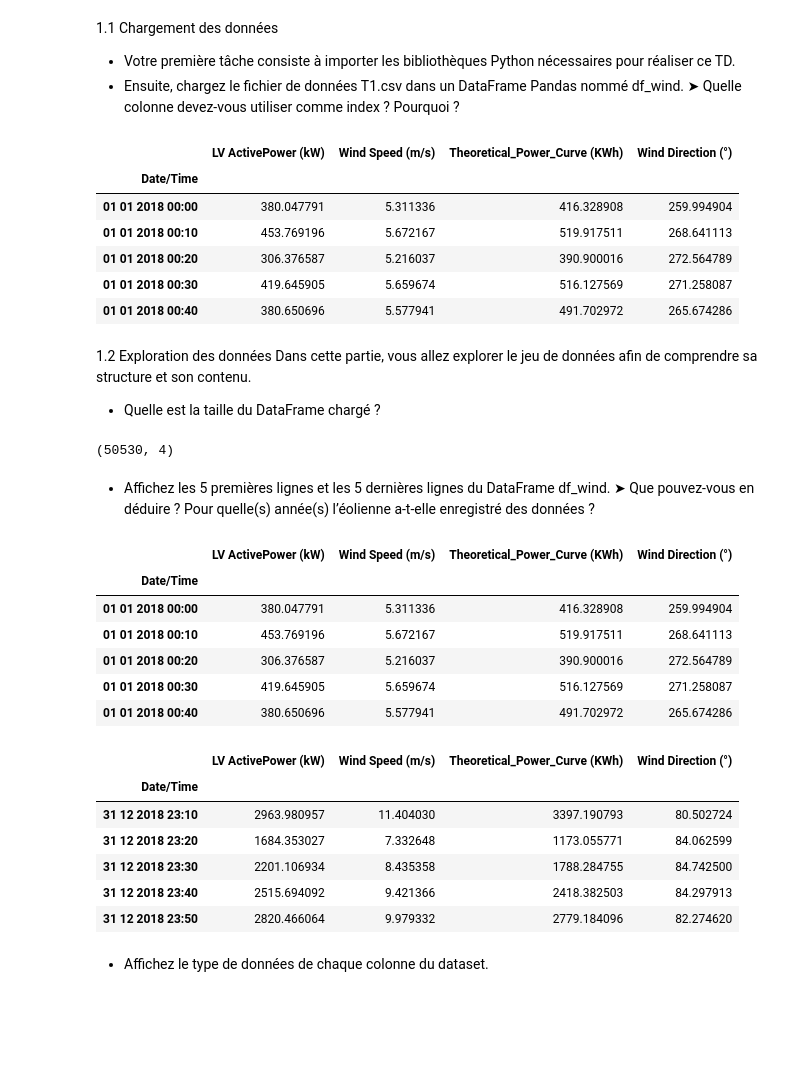
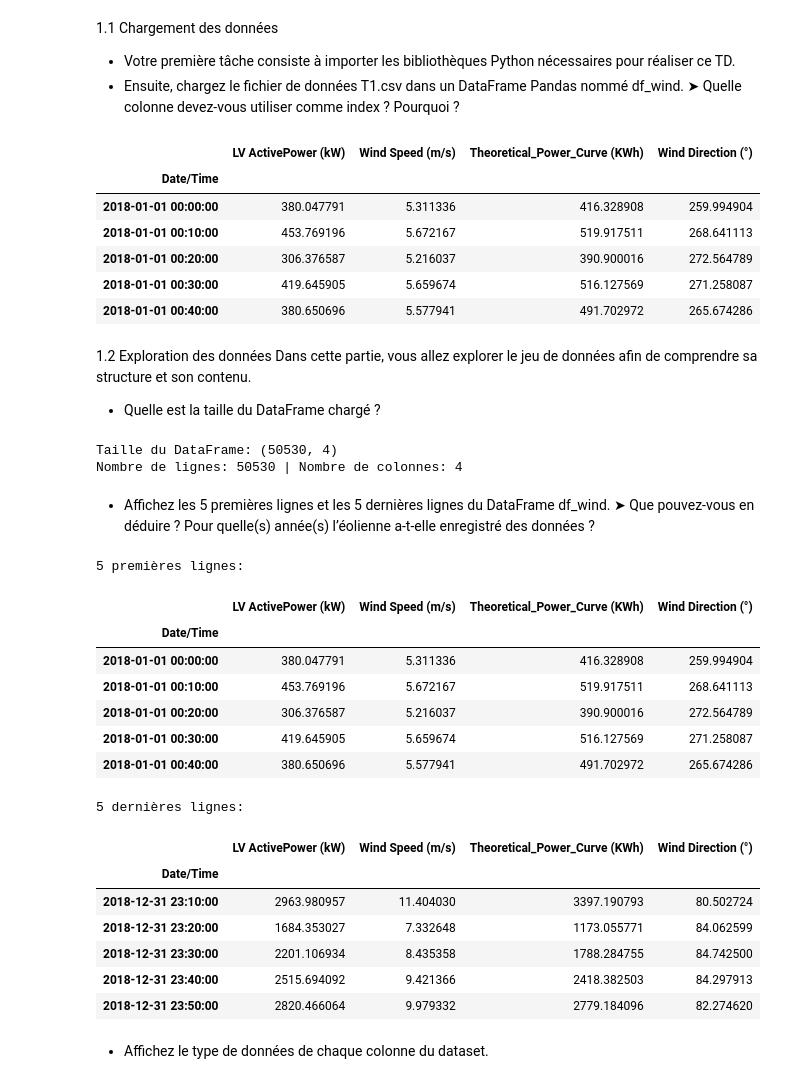
Before and after one commit to Maxime-Mig/Analyse_Visu, a Jupyter notebook: TD1/TD1.ipynb, the cells around one changed output. Drawn from its saved outputs; the diff is of its cells as text; code cells hidden in the pictures; blank space fills up the shorter version.

```diff
--- a/TD1/TD1.ipynb
+++ b/TD1/TD1.ipynb
@@ -8,50 +8,59 @@ df_wind.
 # %%
 import pandas as pd
 import numpy as np
+import matplotlib.pyplot as plt
 
-df_wind = pd.read_csv('../dataset/T1.csv', index_col='Date/Time', parse_dates=True)
+
+# Correction du chargement pour éviter le blocage de l'affichage (Date/Time en datetime)
+df_wind = pd.read_csv('../dataset/T1.csv', index_col='Date/Time', parse_dates=['Date/Time'], dayfirst=True)
 df_wind.head()
 # %% [output]
 |  | LV ActivePower (kW) | Wind Speed (m/s) | Theoretical_Power_Curve (KWh) | Wind Direction (°) |
 | Date/Time |  |  |  |  |
-| 01 01 2018 00:00 | 380.047791 | 5.311336 | 416.328908 | 259.994904 |
-| 01 01 2018 00:10 | 453.769196 | 5.672167 | 519.917511 | 268.641113 |
-| 01 01 2018 00:20 | 306.376587 | 5.216037 | 390.900016 | 272.564789 |
-| 01 01 2018 00:30 | 419.645905 | 5.659674 | 516.127569 | 271.258087 |
-| 01 01 2018 00:40 | 380.650696 | 5.577941 | 491.702972 | 265.674286 |
+| 2018-01-01 00:00:00 | 380.047791 | 5.311336 | 416.328908 | 259.994904 |
+| 2018-01-01 00:10:00 | 453.769196 | 5.672167 | 519.917511 | 268.641113 |
+| 2018-01-01 00:20:00 | 306.376587 | 5.216037 | 390.900016 | 272.564789 |
+| 2018-01-01 00:30:00 | 419.645905 | 5.659674 | 516.127569 | 271.258087 |
+| 2018-01-01 00:40:00 | 380.650696 | 5.577941 | 491.702972 | 265.674286 |
 # %% [markdown]
 1.2 Exploration des données
 Dans cette partie, vous allez explorer le jeu de données afin de comprendre sa structure
 et son contenu.
 - Quelle est la taille du DataFrame chargé ?
 # %%
-df_wind.shape # (50530, 4)
+print("Taille du DataFrame:", df_wind.shape) # (50530, 4)
+print("Nombre de lignes:", df_wind.shape[0], "| Nombre de colonnes:", df_wind.shape[1])
 # %% [output]
-(50530, 4)
+Taille du DataFrame: (50530, 4)
+Nombre de lignes: 50530 | Nombre de colonnes: 4
 # %% [markdown]
 - Affichez les 5 premières lignes et les 5 dernières lignes du DataFrame df_wind.
 ➤ Que pouvez-vous en déduire ? Pour quelle(s) année(s) l’éolienne a-t-elle
 enregistré des données ?
 # %%
+print("5 premières lignes:")
 display(df_wind.head())
+print("5 dernières lignes:")
 display(df_wind.tail())
 
 # On peut en déduire que toutes les éoliennes enregistrés sont toutes de la même année, 2018
 # %% [output]
+5 premières lignes:
 |  | LV ActivePower (kW) | Wind Speed (m/s) | Theoretical_Power_Curve (KWh) | Wind Direction (°) |
 | Date/Time |  |  |  |  |
-| 01 01 2018 00:00 | 380.047791 | 5.311336 | 416.328908 | 259.994904 |
-| 01 01 2018 00:10 | 453.769196 | 5.672167 | 519.917511 | 268.641113 |
-| 01 01 2018 00:20 | 306.376587 | 5.216037 | 390.900016 | 272.564789 |
-| 01 01 2018 00:30 | 419.645905 | 5.659674 | 516.127569 | 271.258087 |
-| 01 01 2018 00:40 | 380.650696 | 5.577941 | 491.702972 | 265.674286 |
+| 2018-01-01 00:00:00 | 380.047791 | 5.311336 | 416.328908 | 259.994904 |
+| 2018-01-01 00:10:00 | 453.769196 | 5.672167 | 519.917511 | 268.641113 |
+| 2018-01-01 00:20:00 | 306.376587 | 5.216037 | 390.900016 | 272.564789 |
+| 2018-01-01 00:30:00 | 419.645905 | 5.659674 | 516.127569 | 271.258087 |
+| 2018-01-01 00:40:00 | 380.650696 | 5.577941 | 491.702972 | 265.674286 |
+5 dernières lignes:
 |  | LV ActivePower (kW) | Wind Speed (m/s) | Theoretical_Power_Curve (KWh) | Wind Direction (°) |
 | Date/Time |  |  |  |  |
-| 31 12 2018 23:10 | 2963.980957 | 11.404030 | 3397.190793 | 80.502724 |
-| 31 12 2018 23:20 | 1684.353027 | 7.332648 | 1173.055771 | 84.062599 |
-| 31 12 2018 23:30 | 2201.106934 | 8.435358 | 1788.284755 | 84.742500 |
-| 31 12 2018 23:40 | 2515.694092 | 9.421366 | 2418.382503 | 84.297913 |
-| 31 12 2018 23:50 | 2820.466064 | 9.979332 | 2779.184096 | 82.274620 |
+| 2018-12-31 23:10:00 | 2963.980957 | 11.404030 | 3397.190793 | 80.502724 |
+| 2018-12-31 23:20:00 | 1684.353027 | 7.332648 | 1173.055771 | 84.062599 |
+| 2018-12-31 23:30:00 | 2201.106934 | 8.435358 | 1788.284755 | 84.742500 |
+| 2018-12-31 23:40:00 | 2515.694092 | 9.421366 | 2418.382503 | 84.297913 |
+| 2018-12-31 23:50:00 | 2820.466064 | 9.979332 | 2779.184096 | 82.274620 |
 # %% [markdown]
 - Affichez le type de données de chaque colonne du dataset.
 # %%
```
Also changed, not shown: parts of 34 cells of this notebook, 3 other files.
